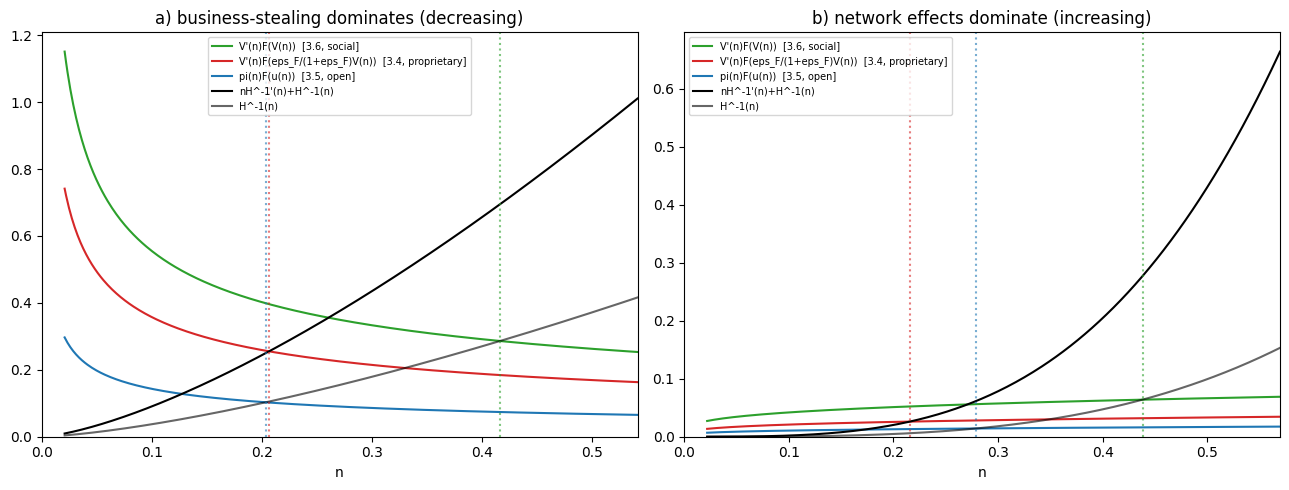
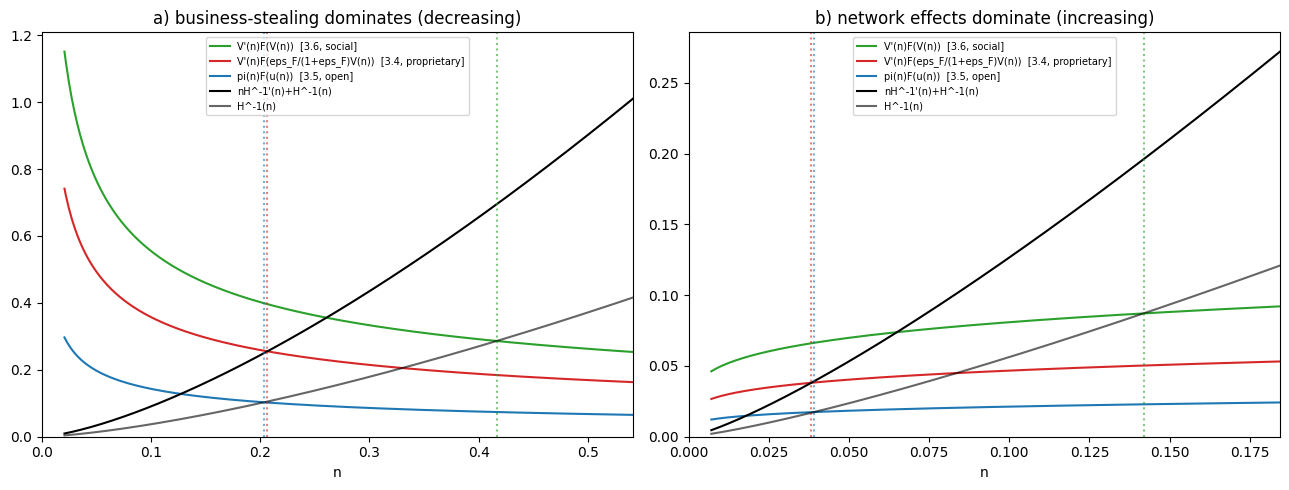
Code edit (unified diff) that turned the first committed figure into the second:
--- before
+++ after
@@ -5,9 +5,8 @@
     # epsilon_H < 1 makes H^-1(n) = n**(1/epsilon_H) convex with zero slope at
     # n=0 (matching the paper's accelerating black curves, no kink at origin).
-    # The colored LHS curves with epsilon_V*(1+epsilon_F) < 1 diverge as n->0
-    # (power n**(negative exponent)), so the grid must start a bit away from
-    # 0 -- otherwise the plot is dominated by an unbounded spike, exactly the
-    # "distorted" look the paper's schematic (unnumbered axes) avoids by
-    # implicitly starting just past that divergence.
+    # The colored LHS curves with epsilon_V*(1+epsilon_F) != 1 diverge as
+    # n->0, so the grid must start a bit away from 0 -- otherwise the plot
+    # is dominated by an unbounded spike (the paper's schematic, unlabeled
+    # axes implicitly does the same).
     n_max = 1.3 * res.n_so
     n_min = 0.05 * res.n_so
@@ -33,6 +32,10 @@
 res_a = plot_fig31(axes[0], alpha=0.15, sigma=0.3, epsilon_F=0.3, epsilon_H=0.7,
                     title='a) business-stealing dominates (decreasing)')
-# graph b) network effects dominate: epsilon_V*(1+epsilon_F) > 1, increasing LHS curves
-res_b = plot_fig31(axes[1], alpha=0.3, sigma=0.4, epsilon_F=1.0, epsilon_H=0.3,
+# graph b) network effects dominate: epsilon_V*(1+epsilon_F) > 1, increasing LHS curves.
+# epsilon_H must stay close to 1 (mild convexity) -- too small (e.g. 0.3) makes
+# H^-1(n) so steep that the black curves dwarf the colored ones, which is the
+# "distorted" look: the previous epsilon_H=0.3 choice made nH^-1'(n)+H^-1(n)
+# reach ~20x the colored curves' scale by n_max.
+res_b = plot_fig31(axes[1], alpha=0.35, sigma=0.4, epsilon_F=0.5, epsilon_H=0.8,
                     title='b) network effects dominate (increasing)')
 plt.tight_layout()

Commit: Fix Figure 3.1 graph b: black curves were dwarfing the colored ones